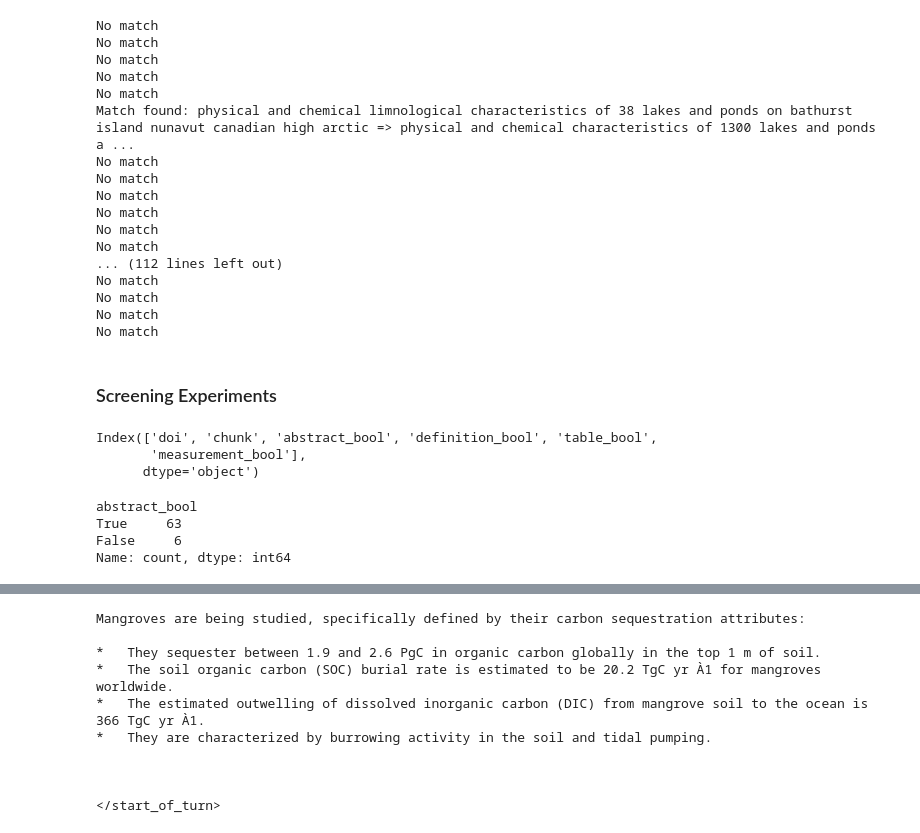
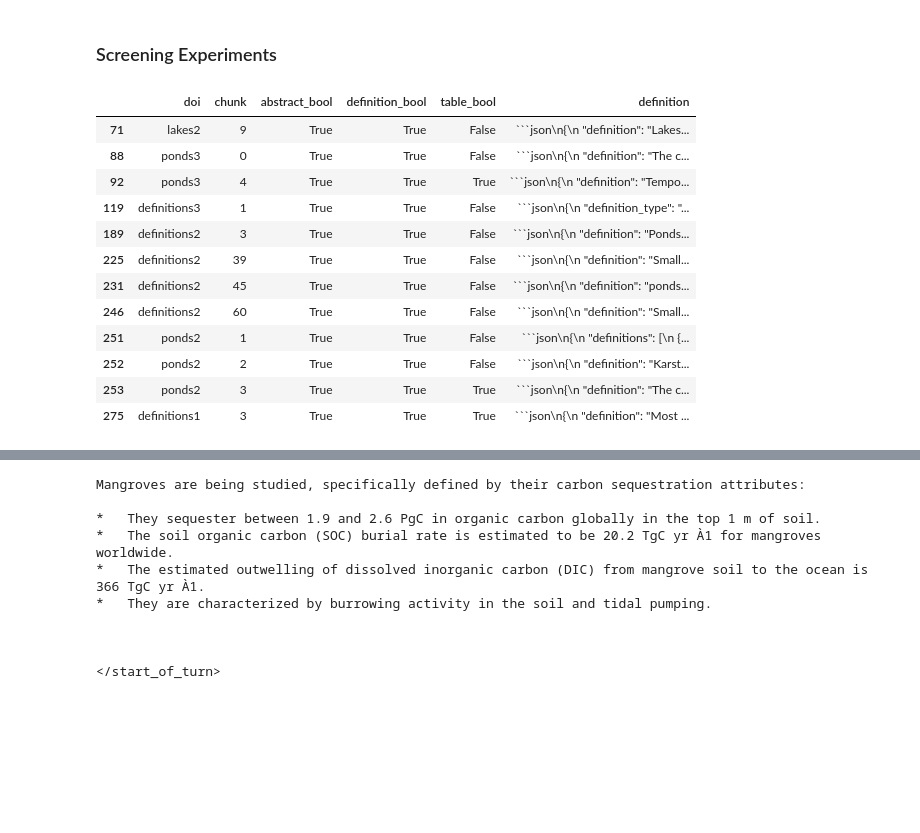
Before and after one commit to kevinqnb/systematic-review, a Jupyter notebook: examples/results.ipynb, the cells around one changed output, grey strips where cells are left out. Saved outputs shown, nothing was run; the diff lists cells and outputs as text; code cells hidden in the pictures; blank space fills up the shorter version.

````diff
--- a/examples/results.ipynb
+++ b/examples/results.ipynb
@@ -85,52 +5,24 @@ def find_best_match(title, other_titles, threshold=75):
-# %%
-pond_list = pond_df['title'].value_counts().index.to_list()
-#pond_list = [extract_title(title) for title in pond_list]
-#pond_list = [title for title in pond_list if title is not None]
-pond_list = [normalize_text(title) for title in pond_list]
-elicit_list = elicit_df['Title'].to_list()
-elicit_list = [normalize_text(title) for title in elicit_list]
-
-matches = 0
-for t in pond_list:
-    result = find_best_match(t, elicit_list)
-    if result:
-        matches += 1
-        print(f"Match found: {t} => {result[0]} (Score: {result[1]})")
-    else:
-        print(f"No match")
-# %% [output]
-No match
-No match
-No match
-No match
-No match
-Match found: physical and chemical limnological characteristics of 38 lakes and ponds on bathurst island nunavut canadian high arctic => physical and chemical characteristics of 1300 lakes and ponds a ...
-No match
-No match
-No match
-No match
-No match
-No match
-... (112 lines left out)
-No match
-No match
-No match
-No match
 # %% [markdown]
 ### Screening Experiments
+# %%
+fname = "../extraction/data/pond/pond_screening2.csv"
+df = pd.read_csv(fname, index_col=0)
+# %%
+df.loc[df.definition_bool == True]
+# %% [output]
+|  | doi | chunk | abstract_bool | definition_bool | table_bool | definition |
+| 71 | lakes2 | 9 | True | True | False | ```json\n{\n "definition": "Lakes... |
+| 88 | ponds3 | 0 | True | True | False | ```json\n{\n "definition": "The c... |
+| 92 | ponds3 | 4 | True | True | True | ```json\n{\n "definition": "Tempo... |
+| 119 | definitions3 | 1 | True | True | False | ```json\n{\n "definition_type": "... |
+| 189 | definitions2 | 3 | True | True | False | ```json\n{\n "definition": "Ponds... |
+| 225 | definitions2 | 39 | True | True | False | ```json\n{\n "definition": "Small... |
+| 231 | definitions2 | 45 | True | True | False | ```json\n{\n "definition": "ponds... |
+| 246 | definitions2 | 60 | True | True | False | ```json\n{\n "definition": "Small... |
+| 251 | ponds2 | 1 | True | True | False | ```json\n{\n "definitions": [\n {... |
+| 252 | ponds2 | 2 | True | True | False | ```json\n{\n "definition": "Karst... |
+| 253 | ponds2 | 3 | True | True | True | ```json\n{\n "definition": "The c... |
+| 275 | definitions1 | 3 | True | True | True | ```json\n{\n "definition": "Most ... |
 # %%
 fname = "../extraction/data/coastal/screening4.csv"
 df = pd.read_csv(fname, index_col=0)
-# %%
-df.columns
-# %% [output]
-Index(['doi', 'chunk', 'abstract_bool', 'definition_bool', 'table_bool',
-       'measurement_bool'],
-      dtype='object')
-# %%
-df.abstract_bool.value_counts()
-# %% [output]
-abstract_bool
-True     63
-False     6
-Name: count, dtype: int64
````
Also changed, not shown: parts of 22 cells of this notebook, 7 other files.
